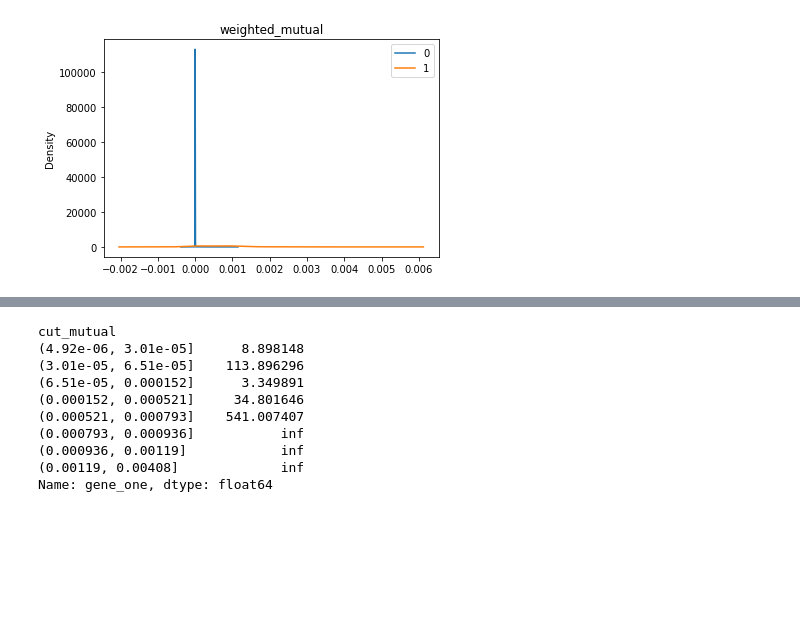
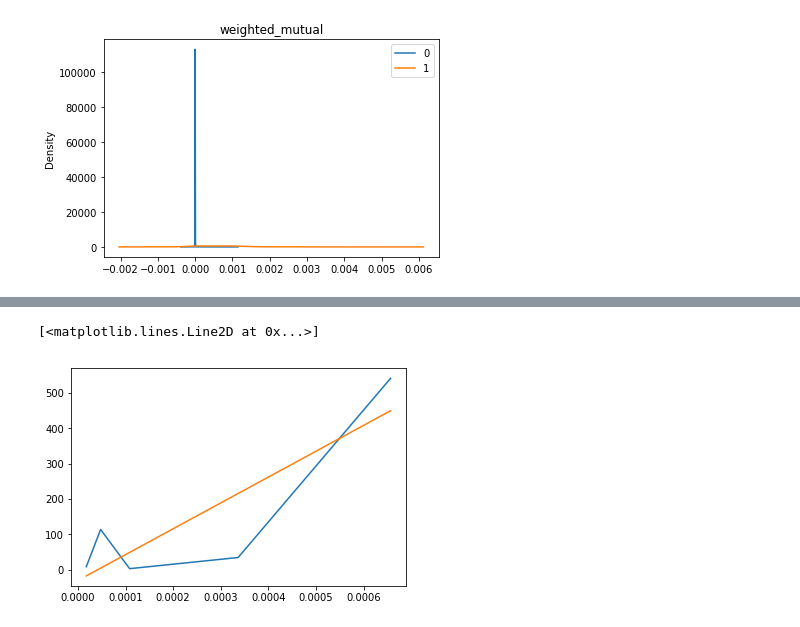
Before and after one commit to algaebrown/resistanceExp, a Jupyter notebook: visualization/exp11_gold_standard/20190212_domain_benchmarking.ipynb, the cells around one changed output, grey strips where cells are left out. Cells and saved outputs as stored; diff of their text form; code cells hidden in the pictures; blank space fills up the shorter version.

```diff
--- a/visualization/exp11_gold_standard/20190212_domain_benchmarking.ipynb
+++ b/visualization/exp11_gold_standard/20190212_domain_benchmarking.ipynb
@@ -121,13 +93,19 @@ lls = LLS(total_path, 'weighted_mutual')
-# %%
-lls.loc[lls>3] # 4.92e-06 start to have strong LLS
-# %% [output]
-cut_mutual
-(4.92e-06, 3.01e-05]      8.898148
-(3.01e-05, 6.51e-05]    113.896296
-(6.51e-05, 0.000152]      3.349891
-(0.000152, 0.000521]     34.801646
-(0.000521, 0.000793]    541.007407
-(0.000793, 0.000936]           inf
-(0.000936, 0.00119]            inf
-(0.00119, 0.00408]             inf
-Name: gene_one, dtype: float64
+# %%
+# regressing
+import numpy as np
+import matplotlib.pyplot as plt
+%matplotlib inline
+from scipy.stats import linregress
+clean_lls = lls.replace([np.inf, -np.inf, 0], np.nan)
+clean_lls.dropna(inplace = True)
+thres = next(x[0] for x in enumerate(clean_lls) if x[1] > 3)
+rm_lls = clean_lls[thres:]
+x = np.array([i.mid for i in rm_lls.index])
+y = rm_lls.values
+plt.plot(x,y)
+
+slope, intercept, r_value, p_value, std_err = linregress(x,y)
+plt.plot(x, slope*x+intercept)
+# %% [output]
+[<matplotlib.lines.Line2D at 0x...>]
+[figure, added]
```
Also changed, not shown: parts of 32 cells of this notebook.
